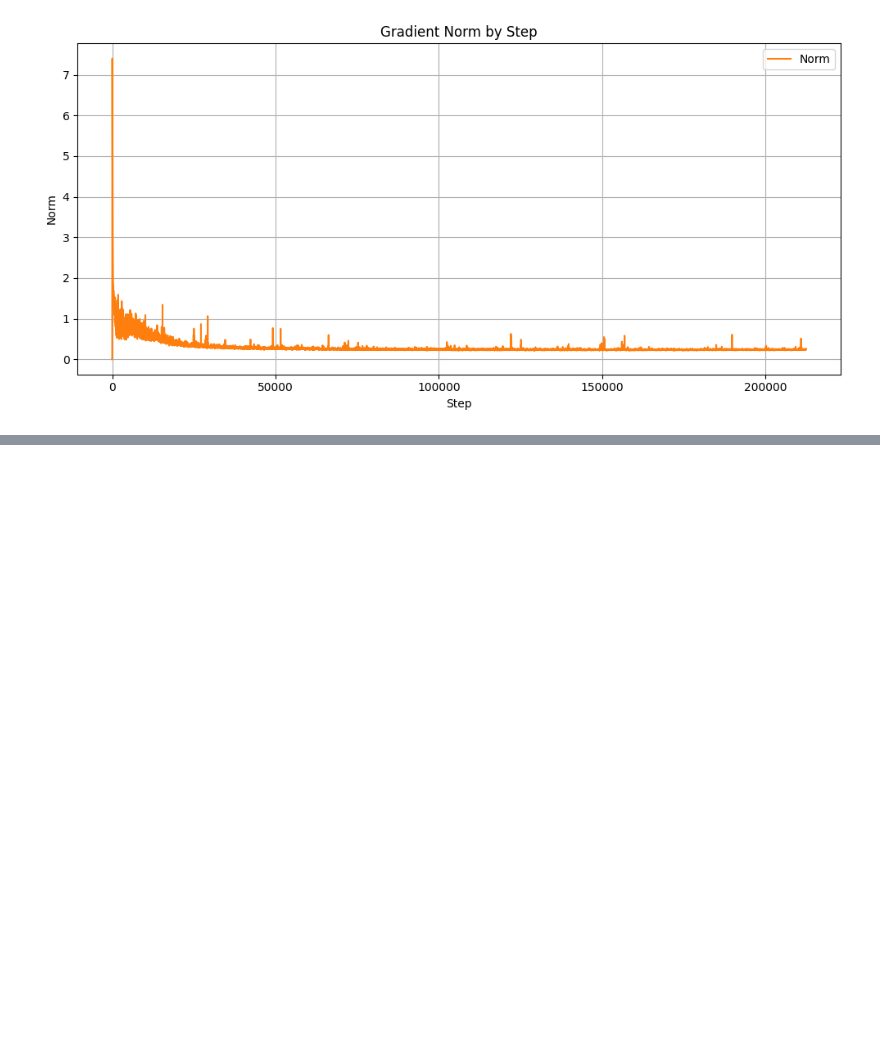
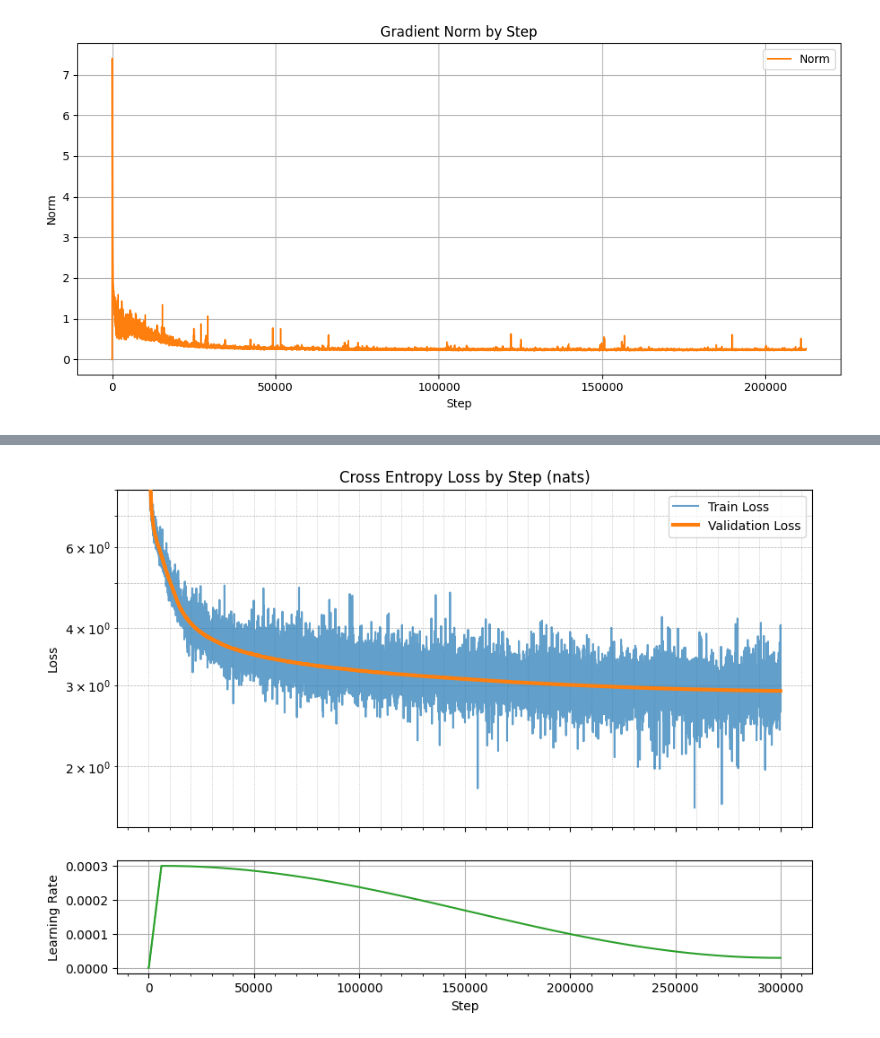
Before and after one commit to feljost/fgpt, a Jupyter notebook: report/code/visualize.ipynb, the cells around one changed output, grey strips where cells are left out. Saved outputs shown, nothing was run; the diff lists cells and outputs as text; code cells hidden in the pictures; blank space fills up the shorter version.

```diff
--- a/report/code/visualize.ipynb
+++ b/report/code/visualize.ipynb
@@ -106,0 +152,53 @@ plt.show()
+# %%
+import matplotlib.pyplot as plt
+import matplotlib.ticker as mticker
+from matplotlib.gridspec import GridSpec
+
+# Create a figure with GridSpec to control height ratios
+fig = plt.figure(figsize=(10, 7), facecolor="white")
+gs = GridSpec(2, 1, height_ratios=[3, 1], hspace=0.15)  # loss taller, lr shorter
+
+# --- Loss Plot ---
+ax1 = fig.add_subplot(gs[0])
+ax1.plot(
+    df_metrics["step"],
+    df_metrics["train_loss"],
+    color="tab:blue",
+    alpha=0.7,
+    label="Train Loss",
+)
+ax1.plot(
+    df_metrics["step"][df_metrics["val_loss"].notna()],
+    df_metrics["val_loss"][df_metrics["val_loss"].notna()],
+    color="tab:orange",
+    label="Validation Loss",
+    zorder=4,
+    linewidth=3,
+)
+ax1.legend()
+ax1.yaxis.grid(True, which="both", linestyle="--", linewidth=0.5)
+ax1.xaxis.set_major_locator(mticker.AutoLocator())
+ax1.xaxis.set_minor_locator(mticker.AutoMinorLocator())
+ax1.xaxis.grid(True, which="both", linestyle=":", linewidth=0.5)
+ax1.set_yscale("log")
+ax1.set_ylabel("Loss")
+ax1.set_ylim(top=8.0)
+ax1.set_title("Cross Entropy Loss by Step (nats)")
+ax1.grid(True)
+
+# Remove x-axis labels and ticks for the top plot
+ax1.set_xlabel("")
+ax1.tick_params(labelbottom=False)
+
+# --- Learning Rate Plot ---
+ax2 = fig.add_subplot(gs[1], sharex=ax1)
+ax2.plot(df_metrics["step"], df_metrics["lr"], color="tab:green")
+ax2.set_xlabel("Step")
+ax2.set_ylabel("Learning Rate")
+ax2.grid(True)
+
+# Clean layout
+plt.tight_layout()
+plt.show()
+# %% [output]
+[figure, added]
```
Also changed, not shown: parts of 3 cells of this notebook, 13 other files.
